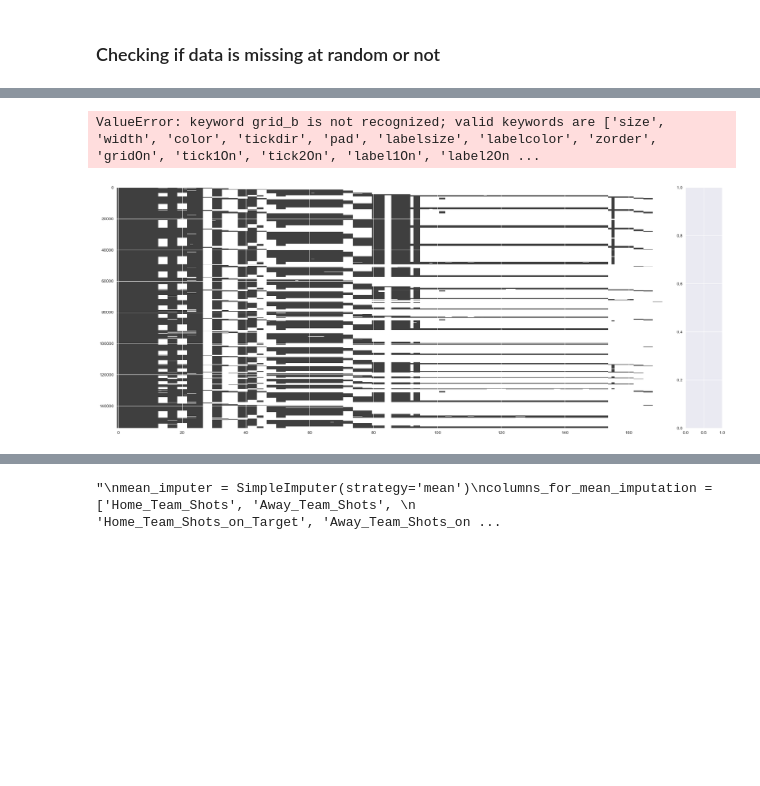
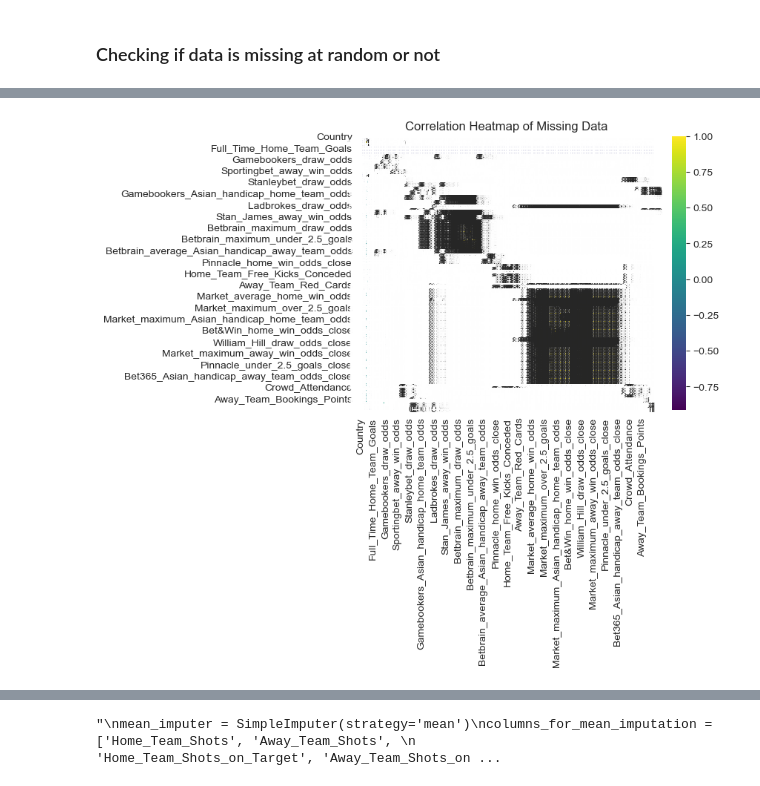
Before and after one commit to MaksimObukhov/football-predictor-ml, a Jupyter notebook: preprocessing.ipynb, the cells around one changed output, grey strips where cells are left out. Drawn from its saved outputs; the diff is of its cells as text; code cells hidden in the pictures; blank space fills up the shorter version.

```diff
--- a/preprocessing.ipynb
+++ b/preprocessing.ipynb
@@ -343,4 +343,7 @@ LB
 LB.1
 # %% [markdown]
 Maybe we should drop them, as we don't know what they are.
+# %%
+# Drop the extra columns
+train_df = train_df.drop(columns=extra_columns)
 # %% [markdown]
@@ -556,20 +566,12 @@ train_df[match_stats_columns].describe()
 # %%
-# Visualize the missingness pattern using missingno
-msno.matrix(train_df)
-plt.show()
-
-msno.heatmap(train_df)
-plt.show()
-
 # Create a missingness indicator DataFrame
 missing_indicator = train_df.isna()
 
 # Heatmap of missingness correlation using standard correlation
 sns.heatmap(missing_indicator.corr(), cmap='viridis', annot=True, linewidths=.5)
 plt.title("Correlation Heatmap of Missing Data")
 plt.show()
 # %% [output]
-ValueError: keyword grid_b is not recognized; valid keywords are ['size', 'width', 'color', 'tickdir', 'pad', 'labelsize', 'labelcolor', 'zorder', 'gridOn', 'tick1On', 'tick2On', 'label1On', 'label2On ...
-[figure, old version]
+[figure, new version]
 # %%
 # Complex Impputation
```
Also changed, not shown: parts of 28 cells of this notebook.
